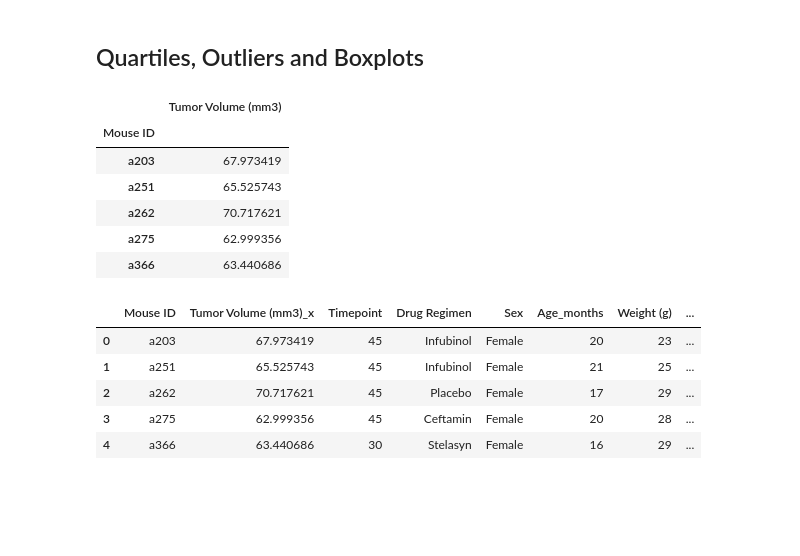
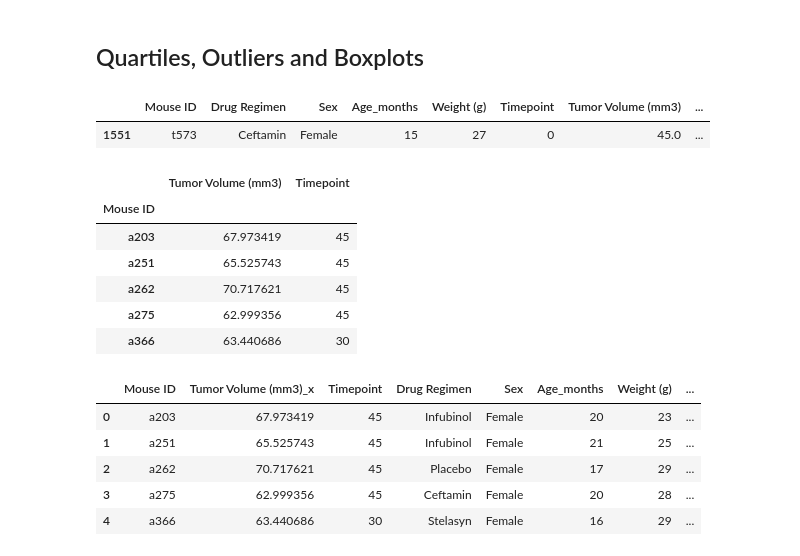
Before and after one commit to anyren/SquamousCellCarcinoma_trials, a Jupyter notebook: Pymaceuticals/pymaceuticals_analysis.ipynb, the cells around one changed output. Drawn from its saved outputs; the diff is of its cells as text; code cells hidden in the pictures; blank space fills up the shorter version.

```diff
--- a/Pymaceuticals/pymaceuticals_analysis.ipynb
+++ b/Pymaceuticals/pymaceuticals_analysis.ipynb
@@ -203,15 +280,23 @@ plt.show()
 [figure]
 # %% [markdown]
 ## Quartiles, Outliers and Boxplots
+# %%
+# Calculate the final tumor volume of each mouse across four of the treatment regimens:
+# Capomulin, Ramicane, Infubinol, and Ceftamin
+mouse_study_cleaned.loc[mouse_study_cleaned["Mouse ID"]=='t573']
+# %% [output]
+|  | Mouse ID | Drug Regimen | Sex | Age_months | Weight (g) | Timepoint | Tumor Volume (mm3) | ... |
+| 1551 | t573 | Ceftamin | Female | 15 | 27 | 0 | 45.0 | ... |
 # %%
-max_timepoint = mouse_study_cleaned.groupby("Mouse ID").max("Timepoint")[["Tumor Volume (mm3)"]]
+# Start by getting the last (greatest) timepoint for each mouse
+max_timepoint = mouse_study_cleaned.groupby("Mouse ID").max("Timepoint")[["Tumor Volume (mm3)","Timepoint"]]
 max_timepoint.head()
 # %% [output]
-|  | Tumor Volume (mm3) |
-| Mouse ID |  |
-| a203 | 67.973419 |
-| a251 | 65.525743 |
-| a262 | 70.717621 |
-| a275 | 62.999356 |
-| a366 | 63.440686 |
+|  | Tumor Volume (mm3) | Timepoint |
+| Mouse ID |  |  |
+| a203 | 67.973419 | 45 |
+| a251 | 65.525743 | 45 |
+| a262 | 70.717621 | 45 |
+| a275 | 62.999356 | 45 |
+| a366 | 63.440686 | 30 |
 # %%
```
Also changed, not shown: parts of 19 cells of this notebook.
